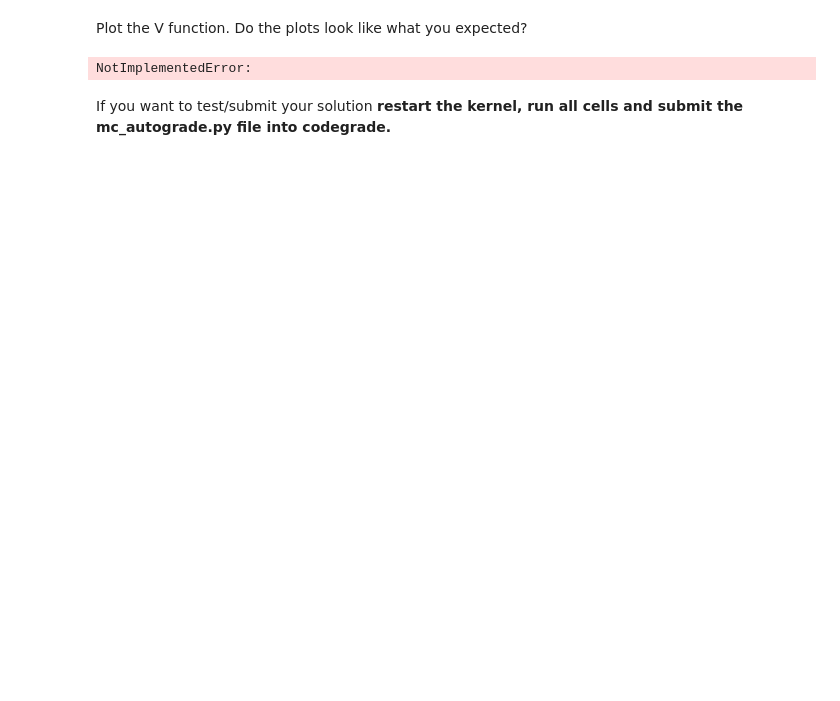
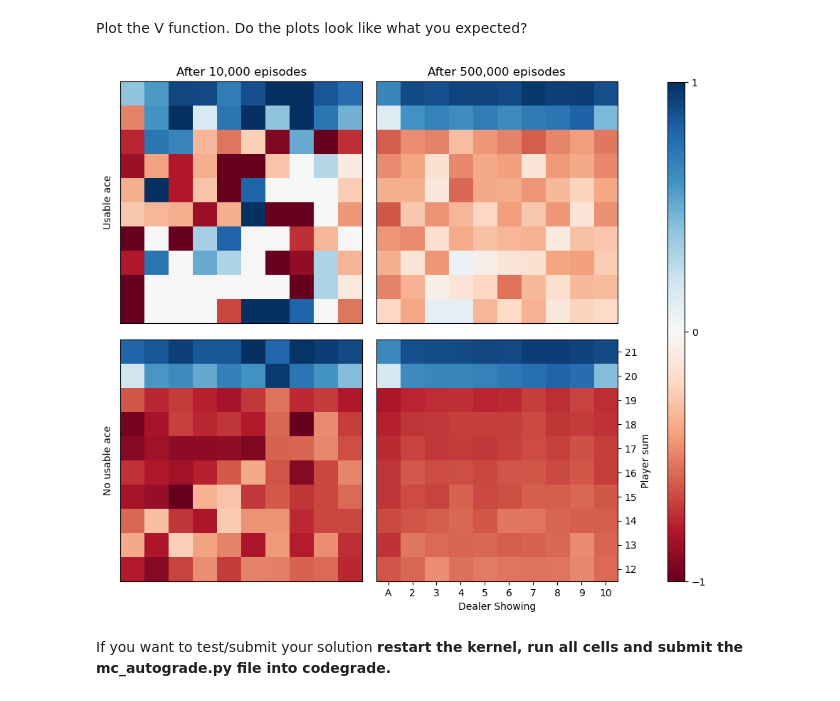
Before and after one commit to thesofakillers/rl-labs, a Jupyter notebook: 2_exercise/RL_Lab2_MC_2022/MC_lab.ipynb, the cells around one changed output. Cells and saved outputs as stored; diff of their text form; code cells hidden in the pictures; blank space fills up the shorter version.

```diff
--- a/2_exercise/RL_Lab2_MC_2022/MC_lab.ipynb
+++ b/2_exercise/RL_Lab2_MC_2022/MC_lab.ipynb
@@ -409,8 +439,15 @@ Hint: Get probs functions may be handy. You can use `for i in tqdm(range(num_epi
 # %%
 %%execwritefile -a mc_autograde.py
 
-def mc_importance_sampling(env, behavior_policy, target_policy, num_episodes, discount_factor=1.0,
-                           sampling_function=sample_episode):
+
+def mc_importance_sampling(
+    env,
+    behavior_policy,
+    target_policy,
+    num_episodes,
+    discount_factor=1.0,
+    sampling_function=sample_episode,
+):
     """
     Monte Carlo prediction algorithm. Calculates the value function
     for a given target policy using behavior policy and ordinary importance sampling.
@@ -434,7 +471,17 @@ def mc_importance_sampling(env, behavior_policy, target_policy, num_episodes, di
     returns_count = defaultdict(float)
 
     # YOUR CODE HERE
-    raise NotImplementedError
+    for i in tqdm(range(num_episodes)):
+        states, actions, rewards, _dones = sampling_function(env, behavior_policy)
+        G = 0.0
+        W = 1.0
+        pi_probs = target_policy.get_probs(states[::-1], actions[::-1])
+        b_probs = behavior_policy.get_probs(states[::-1], actions[::-1])
+        for i, (s, a, r) in enumerate(zip(states[::-1], actions[::-1], rewards[::-1])):
+            G = discount_factor * G + r
+            W = W * (pi_probs[i] / b_probs[i])
+            returns_count[s] += 1
+            V[s] = V[s] + (W * G - V[s]) / returns_count[s]
     return V
 # %% [output]
 Appending to mc_autograde.py
@@ -446,6 +495,10 @@ NotImplementedError:
 # %%
 %%time
 # Let's run your code one time
-V_10k = mc_importance_sampling(env, RandomBlackjackPolicy(), SimpleBlackjackPolicy(), num_episodes=10000)
-V_500k = mc_importance_sampling(env, RandomBlackjackPolicy(), SimpleBlackjackPolicy(), num_episodes=500000)
+V_10k = mc_importance_sampling(
+    env, RandomBlackjackPolicy(), SimpleBlackjackPolicy(), num_episodes=10000
+)
+V_500k = mc_importance_sampling(
+    env, RandomBlackjackPolicy(), SimpleBlackjackPolicy(), num_episodes=500000
+)
 # %% [output]
@@ -454,8 +508,8 @@ NotImplementedError:
 Plot the V function. Do the plots look like what you expected?
 # %%
 # YOUR CODE HERE
-raise NotImplementedError
+plot_value_func(V_10k, V_500k, "../images/fig_5.1_off_policy.pdf")
 # %% [output]
-NotImplementedError:
+[figure, added]
 # %% [markdown]
 If you want to test/submit your solution **restart the kernel, run all cells and submit the mc_autograde.py file into codegrade.**
```
Also changed, not shown: parts of 17 cells of this notebook.
